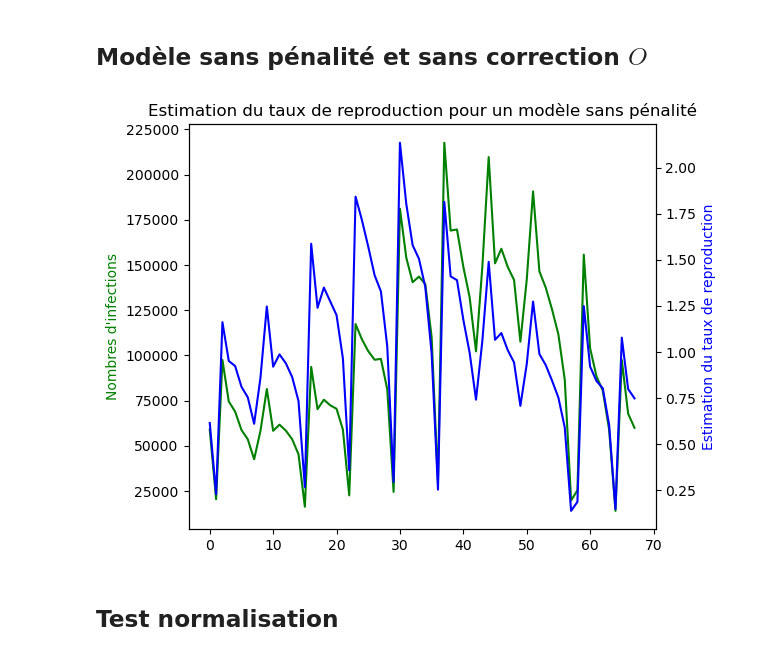
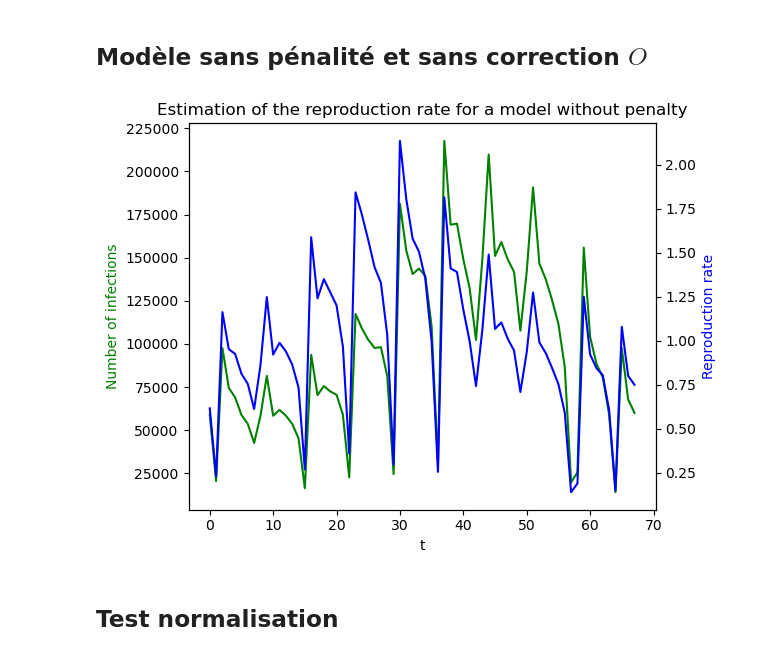
Before and after one commit to vetlerl/mcmc-epidemic, a Jupyter notebook: covid_graphics.ipynb, the cells around one changed output. Drawn from its saved outputs; the diff is of its cells as text; code cells hidden in the pictures.

```diff
--- a/covid_graphics.ipynb
+++ b/covid_graphics.ipynb
@@ -222,25 +312,27 @@ plt.show()
 # %%
 Z,phi=load_data('stuff/Z.csv', 'stuff/Phi.csv')
 lambda_O = 0
 lambda_R = 0
 T=len(Z)
 R_hat=Z/phi
 
 fig, ax1 = plt.subplots()
 
 ax2 = ax1.twinx()  # deuxième axe y indépendant mais même axe x
 
 ax1.plot(Z, 'g-')
 ax2.plot(R_hat, 'b-')
 
-ax1.set_ylabel('Nombres d\'infections', color='g')
-ax2.set_ylabel('Estimation du taux de reproduction', color='b')
-plt.title("Estimation du taux de reproduction pour un modèle sans pénalité")
+ax1.set_xlabel('t')
+ax1.set_ylabel('Number of infections', color='g')
+ax2.set_ylabel('Reproduction rate', color='b')
+plt.title("Estimation of the reproduction rate for a model without penalty")
 
 fig.tight_layout()
+fig.savefig("Rnopenalty.png")
 plt.show()
 # %% [output]
-[figure, old version]
+[figure, new version]
 # %% [markdown]
 ## Test normalisation
 # %%
```
Also changed, not shown: parts of 16 cells of this notebook, 6 other files.
